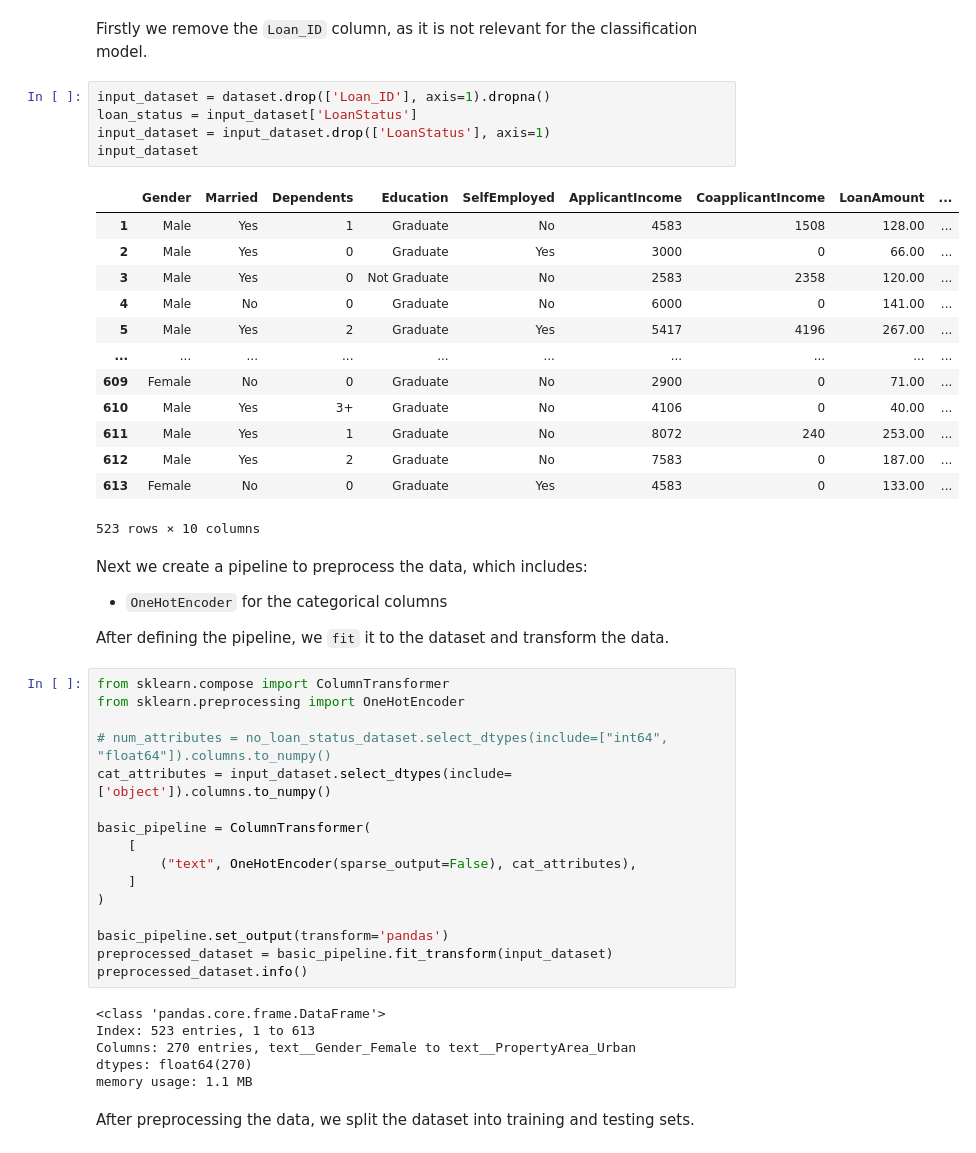
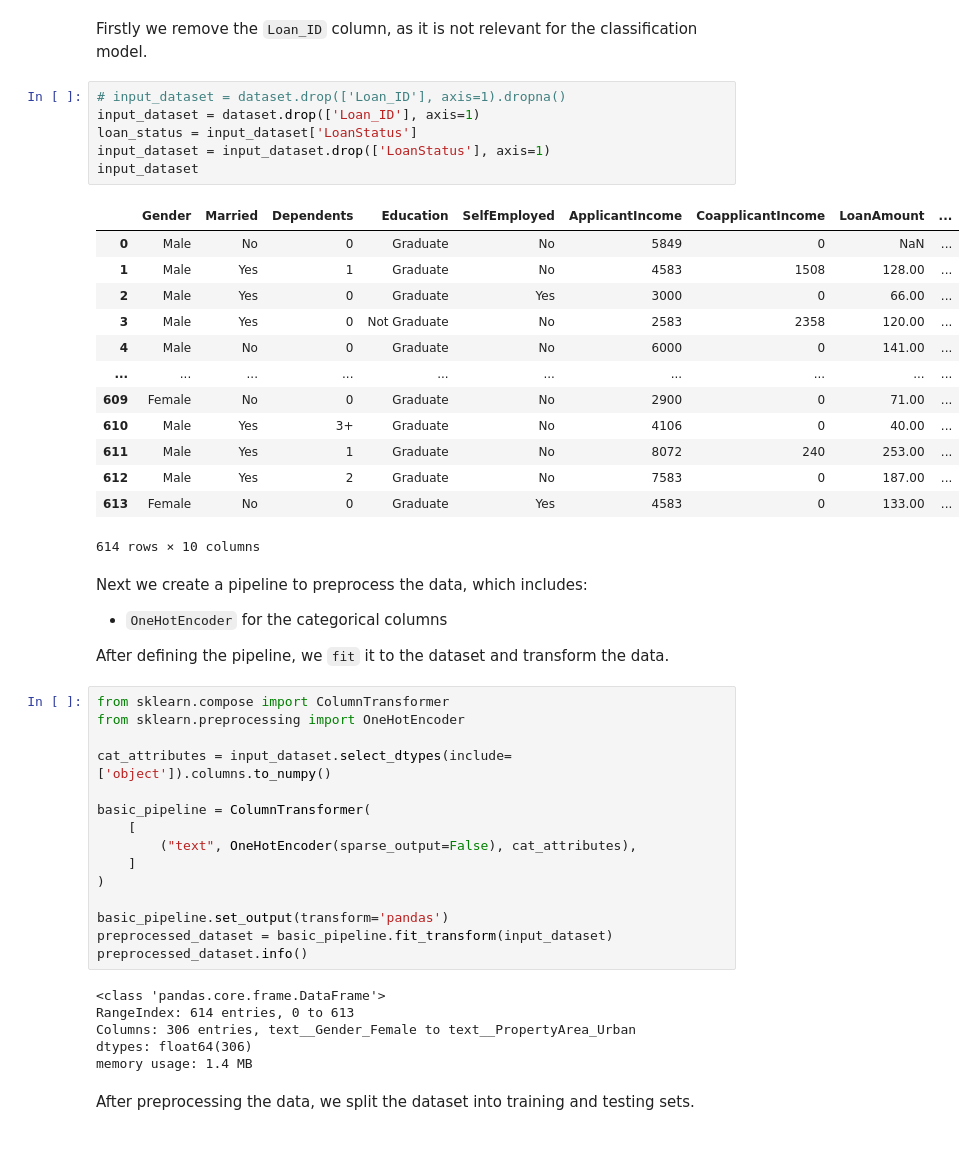
Before and after one commit to Hadronomy/solo-tid-project, a Jupyter notebook: notebooks/analysis.ipynb, the cells around one changed output. Drawn from its saved outputs; the diff is of its cells as text.

```diff
--- a/notebooks/analysis.ipynb
+++ b/notebooks/analysis.ipynb
@@ -146,24 +147,25 @@ preprocessing the data.
 # %% [markdown]
 Firstly we remove the `Loan_ID` column, as it is not relevant for the classification model.
 # %%
-input_dataset = dataset.drop(['Loan_ID'], axis=1).dropna()
+# input_dataset = dataset.drop(['Loan_ID'], axis=1).dropna()
+input_dataset = dataset.drop(['Loan_ID'], axis=1)
 loan_status = input_dataset['LoanStatus']
 input_dataset = input_dataset.drop(['LoanStatus'], axis=1)
 input_dataset
 # %% [output]
 |  | Gender | Married | Dependents | Education | SelfEmployed | ApplicantIncome | CoapplicantIncome | LoanAmount | ... |
+| 0 | Male | No | 0 | Graduate | No | 5849 | 0 | NaN | ... |
 | 1 | Male | Yes | 1 | Graduate | No | 4583 | 1508 | 128.00 | ... |
 | 2 | Male | Yes | 0 | Graduate | Yes | 3000 | 0 | 66.00 | ... |
 | 3 | Male | Yes | 0 | Not Graduate | No | 2583 | 2358 | 120.00 | ... |
 | 4 | Male | No | 0 | Graduate | No | 6000 | 0 | 141.00 | ... |
-| 5 | Male | Yes | 2 | Graduate | Yes | 5417 | 4196 | 267.00 | ... |
 | ... | ... | ... | ... | ... | ... | ... | ... | ... | ... |
 | 609 | Female | No | 0 | Graduate | No | 2900 | 0 | 71.00 | ... |
 | 610 | Male | Yes | 3+ | Graduate | No | 4106 | 0 | 40.00 | ... |
 | 611 | Male | Yes | 1 | Graduate | No | 8072 | 240 | 253.00 | ... |
 | 612 | Male | Yes | 2 | Graduate | No | 7583 | 0 | 187.00 | ... |
 | 613 | Female | No | 0 | Graduate | Yes | 4583 | 0 | 133.00 | ... |
-523 rows × 10 columns
+614 rows × 10 columns
 # %% [markdown]
 Next we create a pipeline to preprocess the data, which includes:
   - `OneHotEncoder` for the categorical columns
@@ -173,7 +175,6 @@ After defining the pipeline, we `fit` it to the dataset and transform the data.
 from sklearn.compose import ColumnTransformer
 from sklearn.preprocessing import OneHotEncoder
 
-# num_attributes = no_loan_status_dataset.select_dtypes(include=["int64", "float64"]).columns.to_numpy()
 cat_attributes = input_dataset.select_dtypes(include=['object']).columns.to_numpy()
 
 basic_pipeline = ColumnTransformer(
@@ -187,10 +188,10 @@ preprocessed_dataset = basic_pipeline.fit_transform(input_dataset)
 preprocessed_dataset.info()
 # %% [output]
 <class 'pandas.core.frame.DataFrame'>
-Index: 523 entries, 1 to 613
-Columns: 270 entries, text__Gender_Female to text__PropertyArea_Urban
-dtypes: float64(270)
-memory usage: 1.1 MB
+RangeIndex: 614 entries, 0 to 613
+Columns: 306 entries, text__Gender_Female to text__PropertyArea_Urban
+dtypes: float64(306)
+memory usage: 1.4 MB
 # %% [markdown]
 After preprocessing the data, we split the dataset into training and testing sets.
 # %%
```
Also changed, not shown: parts of 15 cells of this notebook, 5 other files.
